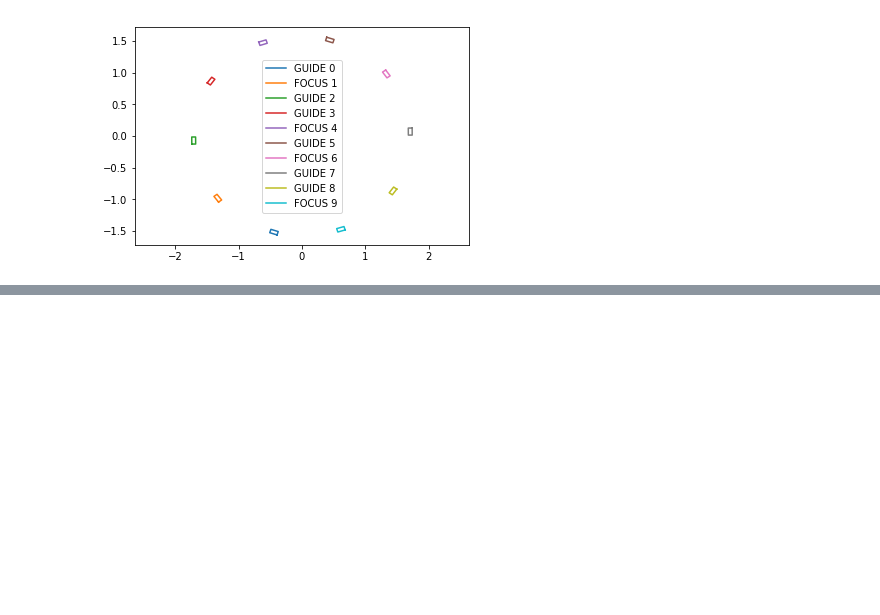
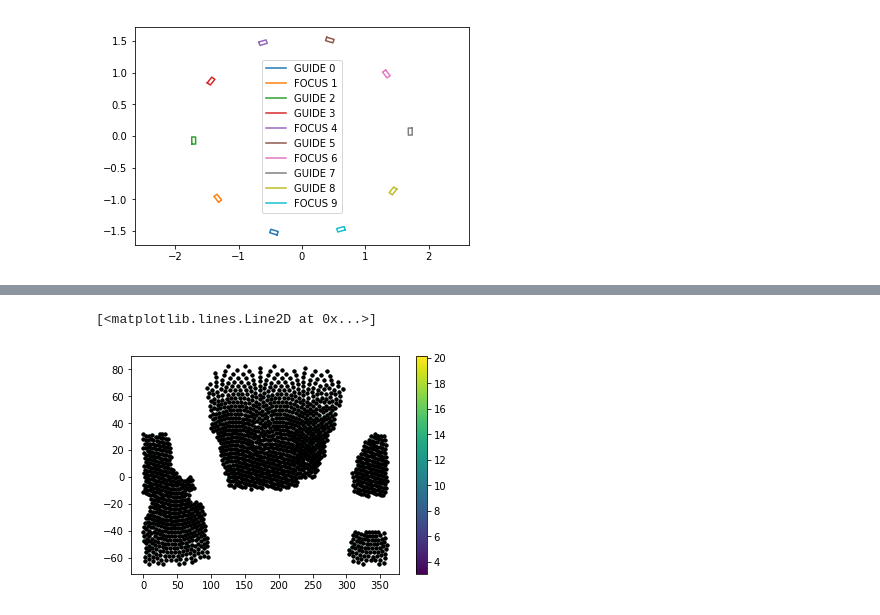
Before and after one commit to dstndstn/desi-misc, a Jupyter notebook: desi-tile-brightest-stars.ipynb, the cells around one changed output, grey strips where cells are left out. Saved outputs shown, nothing was run; the diff lists cells and outputs as text; code cells hidden in the pictures; blank space fills up the shorter version.

```diff
--- a/desi-tile-brightest-stars.ipynb
+++ b/desi-tile-brightest-stars.ipynb
@@ -443,3 +302,13 @@ plt.savefig('focus1a-brightest.png')
+# %%
+I = np.flatnonzero(tiles_ann.brightest_focus_1_a[:,0])
+plt.scatter(tiles.ra[I], tiles.dec[I], c=tiles_ann.brightest_focus_1_a[I,0], marker='.', s=9);
+plt.colorbar();
+c = 'brightest_focus_1_a_margin'
+J = np.flatnonzero((tiles.get('pass') == 0) * (tiles.in_imaging) * (tiles_ann.get(c)[:,0] == 0))
+plt.plot(tiles.ra[J], tiles.dec[J], 'k.')
+# %% [output]
+[<matplotlib.lines.Line2D at 0x...>]
+[figure, added]
 # %%
 plt.figure(figsize=(8,6))
 mx = 5
```
Also changed, not shown: parts of 17 cells of this notebook.
